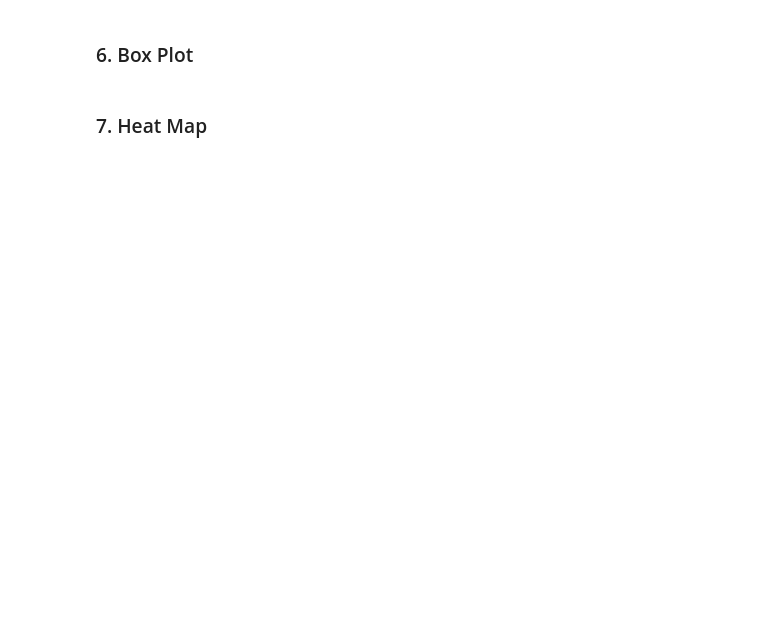
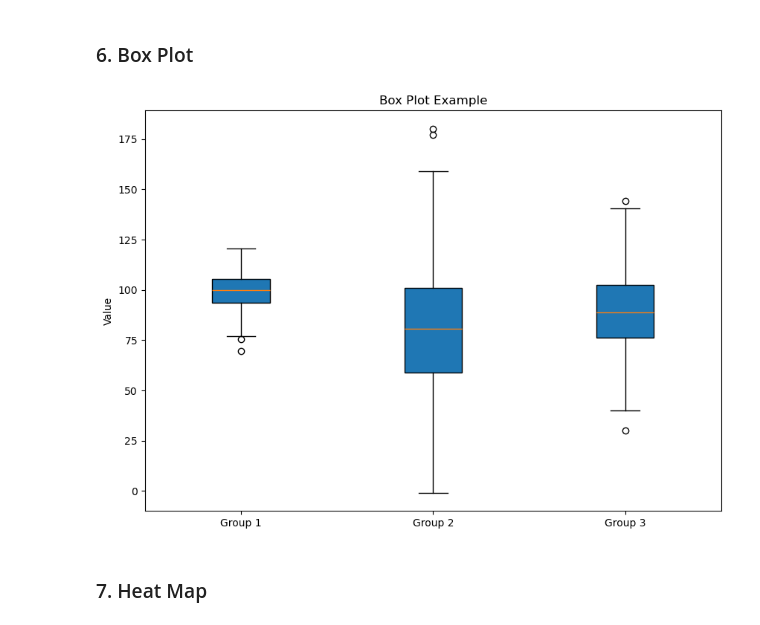
Before and after one commit to hss-ds/graphicons, a Jupyter notebook: charts.ipynb, the cells around one changed output. Cells and saved outputs as stored; diff of their text form; code cells hidden in the pictures; blank space fills up the shorter version.

```diff
--- a/charts.ipynb
+++ b/charts.ipynb
@@ -60,4 +88,24 @@ plt.show()
 # %% [markdown]
 ### 6. Box Plot
+# %%
+data = [np.random.randn(50)*100, np.random.randn(50)*100]
+
+# Generating random data
+data1 = np.random.normal(100, 10, 200)
+data2 = np.random.normal(80, 30, 200)
+data3 = np.random.normal(90, 20, 200)
+
+data = [data1, data2, data3]
+
+fig = plt.figure(figsize =(10, 7))
+
+# Creating box plot
+plt.boxplot(data, patch_artist=True, labels=['Group 1', 'Group 2', 'Group 3'])
+
+plt.title('Box Plot Example')
+plt.ylabel('Value')
+plt.show()
+# %% [output]
+[figure, added]
 # %% [markdown]
 ### 7. Heat Map
```
Also changed, not shown: parts of 10 cells of this notebook.
